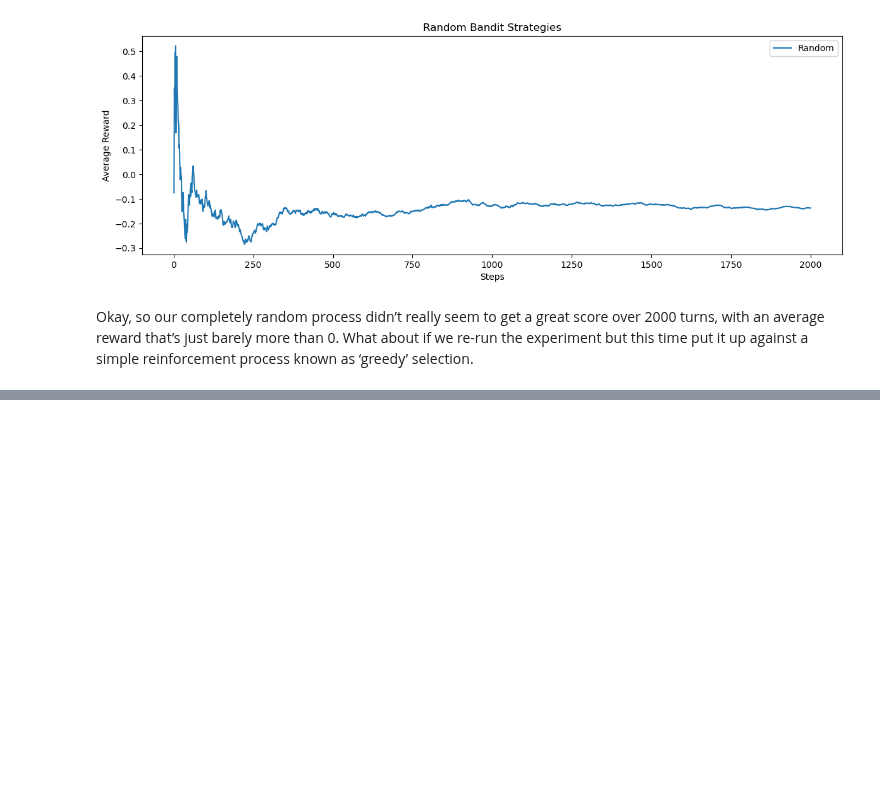
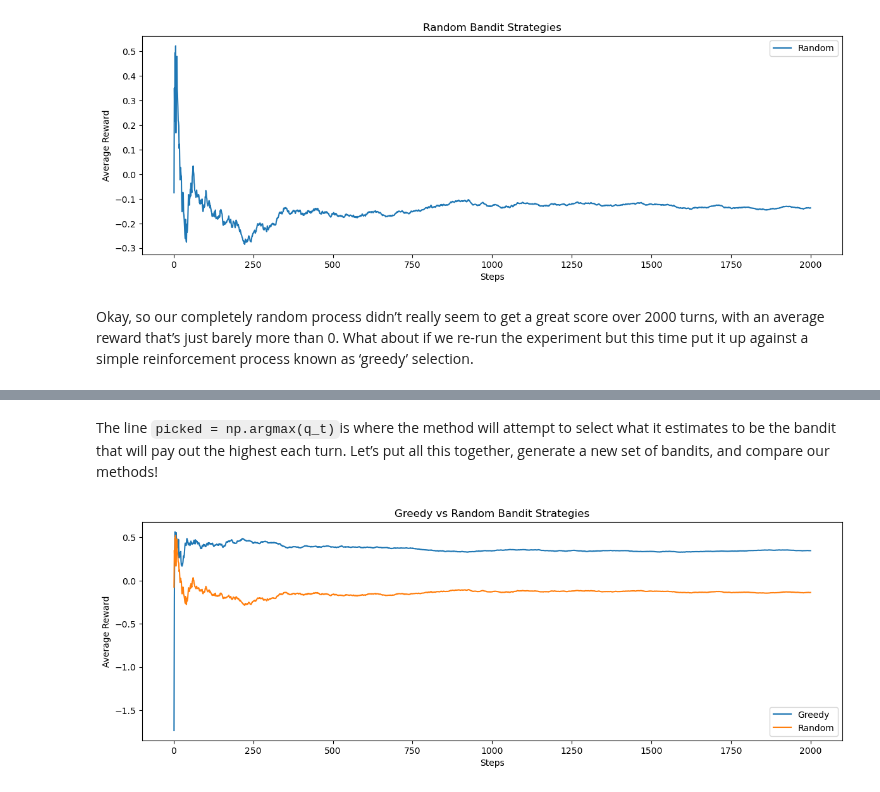
Before and after one commit to johnwslee/Data_Science_Libraries, a Jupyter notebook: Reinforcement_Learning/Medium_A_Guide_to_AI_Reinforcement_Learning.ipynb, the cells around one changed output, grey strips where cells are left out. Cells and saved outputs as stored; diff of their text form; code cells hidden in the pictures; blank space fills up the shorter version.

```diff
--- a/Reinforcement_Learning/Medium_A_Guide_to_AI_Reinforcement_Learning.ipynb
+++ b/Reinforcement_Learning/Medium_A_Guide_to_AI_Reinforcement_Learning.ipynb
@@ -92,0 +110,40 @@ Okay, so our completely random process didn’t really seem to get a great score
+# %%
+# define a greedy process
+def greedy():
+    arm_count = {i: 0 for i in range(num_bandits)}
+    q_t = [0] * num_bandits
+    step_vs_reward = {}
+    average_reward = 0
+
+    for step in range(1, t + 1):
+        # pick an action greedily
+        picked = np.argmax(q_t)
+        arm_count[picked] += 1
+        reward = get_reward(q_true[picked])
+        average_reward += reward
+
+        # update average reward for that action
+        q_t[picked] = q_t[picked] + (reward - q_t[picked]) / arm_count[picked]
+        step_vs_reward[step] = average_reward / step
+
+    return step_vs_reward
+# %% [markdown]
+The line `picked = np.argmax(q_t)`is where the method will attempt to select what it estimates to be the bandit that will pay out the highest each turn. Let’s put all this together, generate a new set of bandits, and compare our methods!
+# %%
+greedy_rewards = greedy()
+# %%
+plt.figure(figsize=(12, 8))
+
+# Plot the reward curves
+plt.subplot(2, 1, 1)
+plt.plot(list(greedy_rewards.keys()), list(greedy_rewards.values()), label="Greedy")
+plt.plot(list(random_rewards.keys()), list(random_rewards.values()), label="Random")
+plt.xlabel("Steps")
+plt.ylabel("Average Reward")
+plt.title("Greedy vs Random Bandit Strategies")
+plt.legend()
+
+plt.tight_layout()
+plt.show()
+# %% [output]
+[figure, added]
```
Also changed, not shown: parts of 19 cells of this notebook.
